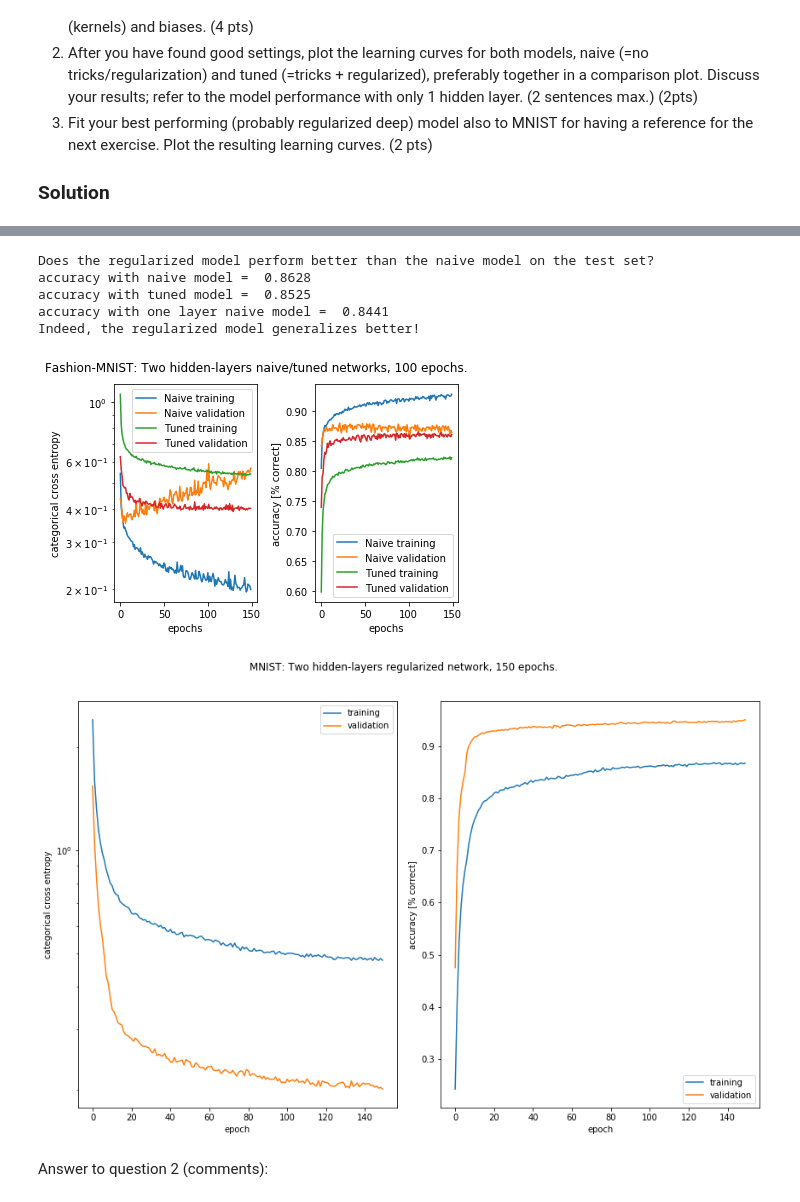
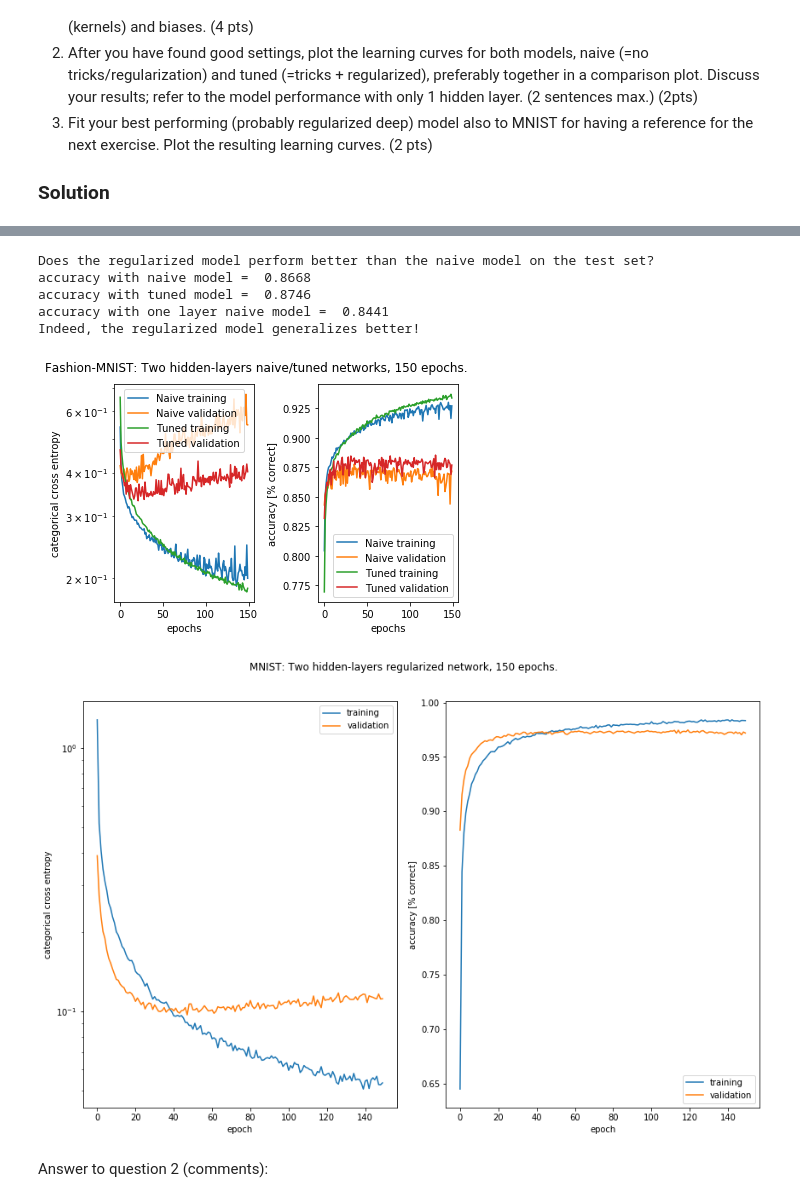
Before and after one commit to MartinStrambach/ANN_projects, a Jupyter notebook: project1.ipynb, the cells around one changed output, grey strips where cells are left out. Cells and saved outputs as stored; diff of their text form; code cells hidden in the pictures.

```diff
--- a/project1.ipynb
+++ b/project1.ipynb
@@ -525,7 +525,7 @@ model_regularized = Sequential()
 model_regularized.add(Dense(nb_hidden, input_shape=(784,)))
 model_regularized.add(BatchNormalization())
 model_regularized.add(Activation('relu'))
-model_regularized.add(Dropout(0.1))
+model_regularized.add(Dropout(0.15))
 model_regularized.add(Dense(nb_hidden)) # first hidden layer
 model_regularized.add(BatchNormalization())
 model_regularized.add(Activation('relu'))
@@ -563,22 +561,23 @@ print("accuracy with one layer naive model = ", accuracy_test_onelayer)
 print("Indeed, the regularized model generalizes better!")
 # %% [output]
 Does the regularized model perform better than the naive model on the test set?
-accuracy with naive model =  0.8628
-accuracy with tuned model =  0.8525
+accuracy with naive model =  0.8668
+accuracy with tuned model =  0.8746
 accuracy with one layer naive model =  0.8441
 Indeed, the regularized model generalizes better!
 # %%
 # Plot the results for both models in a comparison plot
-fig = comparison_plot(history_naive, history_regularized, "Naive", "Tuned", "Fashion-MNIST: Two hidden-layers naive/tuned networks, 100 epochs.")
+fig = comparison_plot(history_naive, history_regularized, "Naive", "Tuned", "Fashion-MNIST: Two hidden-layers naive/tuned networks, {} epochs."
+                .format(nb_epochs))
 # %% [output]
-[figure, old version]
+[figure, new version]
 # %%
 # Fit the regularized deep model to MNIST and plot the resulting learning curves
 history_reg_mnist = model_regularized.fit(x_train, y_train, epochs=nb_epochs, batch_size=128, validation_split=0.2, verbose=0)
 plot = plot_history_custom(history_reg_mnist, "MNIST: Two hidden-layers regularized network, {} epochs."
                           .format(nb_epochs))
 # %% [output]
-[figure, old version]
+[figure, new version]
 # %% [markdown]
 Answer to question 2 (comments):
 # %% [markdown]
```
Also changed, not shown: parts of 4 cells of this notebook.
